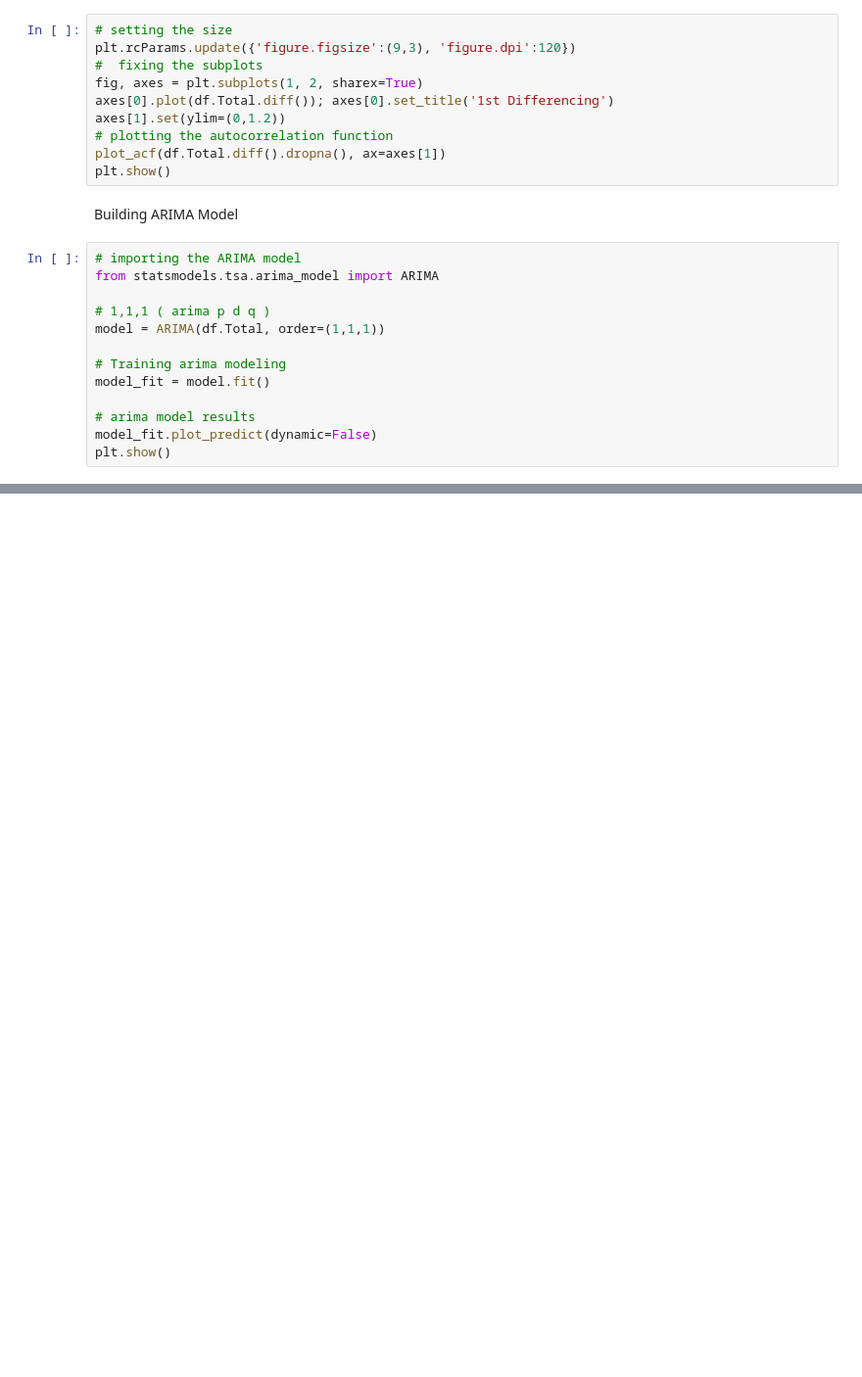
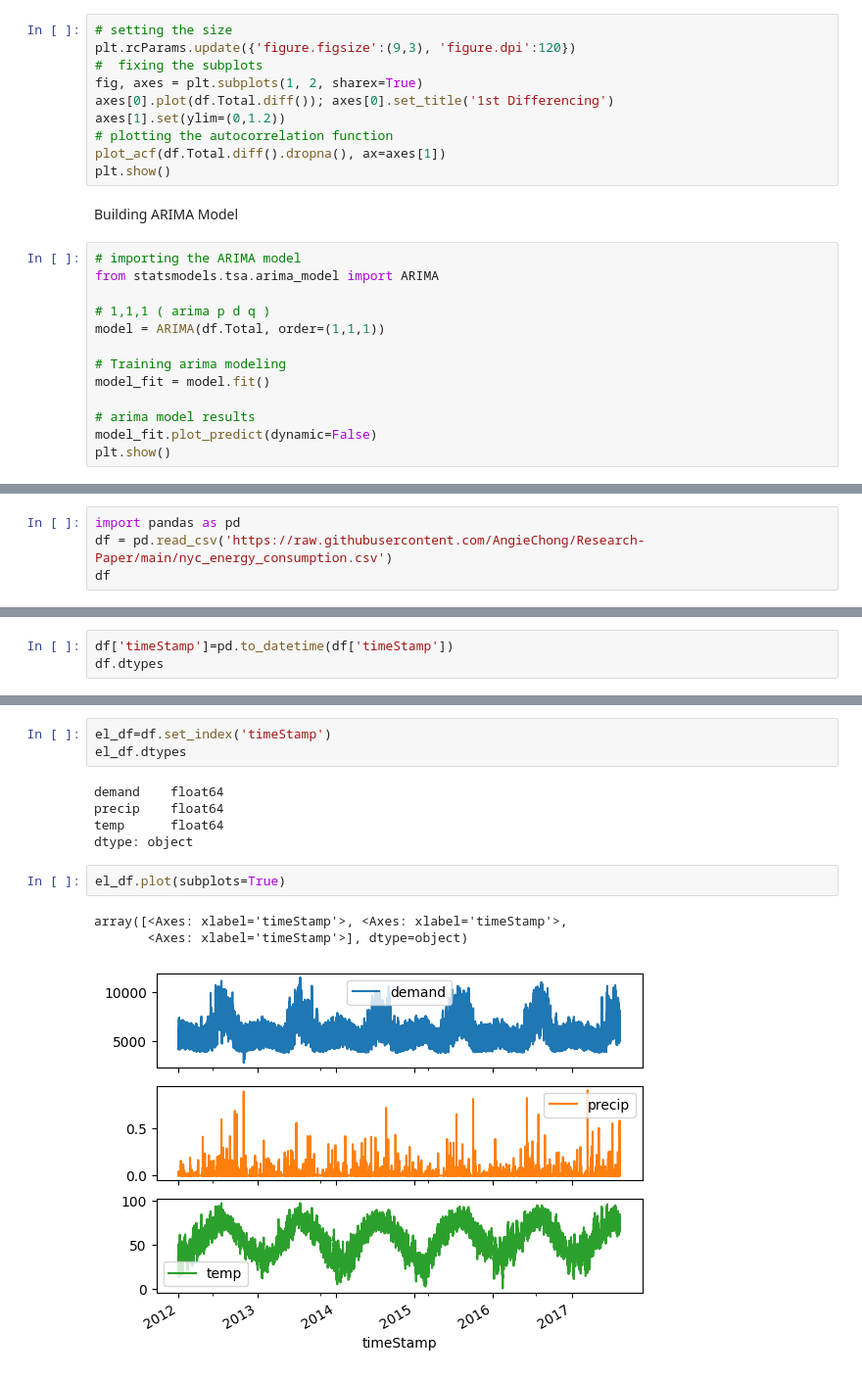
Before and after one commit to AngieChong/Research-Paper, a Jupyter notebook: Modeling.ipynb, the cells around one changed output, grey strips where cells are left out. Shown at 98% size. Saved outputs shown, nothing was run; the diff lists cells and outputs as text; blank space fills up the shorter version.

```diff
--- a/Modeling.ipynb
+++ b/Modeling.ipynb
@@ -275,0 +280,4 @@ plt.show()
+# %%
+import pandas as pd
+df = pd.read_csv('https://raw.githubusercontent.com/AngieChong/Research-Paper/main/nyc_energy_consumption.csv')
+df
@@ -275,0 +306,3 @@ plt.show()
+# %%
+df['timeStamp']=pd.to_datetime(df['timeStamp'])
+df.dtypes
@@ -275,0 +331,14 @@ plt.show()
+# %%
+el_df=df.set_index('timeStamp')
+el_df.dtypes
+# %% [output]
+demand    float64
+precip    float64
+temp      float64
+dtype: object
+# %%
+el_df.plot(subplots=True)
+# %% [output]
+array([<Axes: xlabel='timeStamp'>, <Axes: xlabel='timeStamp'>,
+       <Axes: xlabel='timeStamp'>], dtype=object)
+[figure, added]
```
Also changed, not shown: parts of 13 cells of this notebook.
